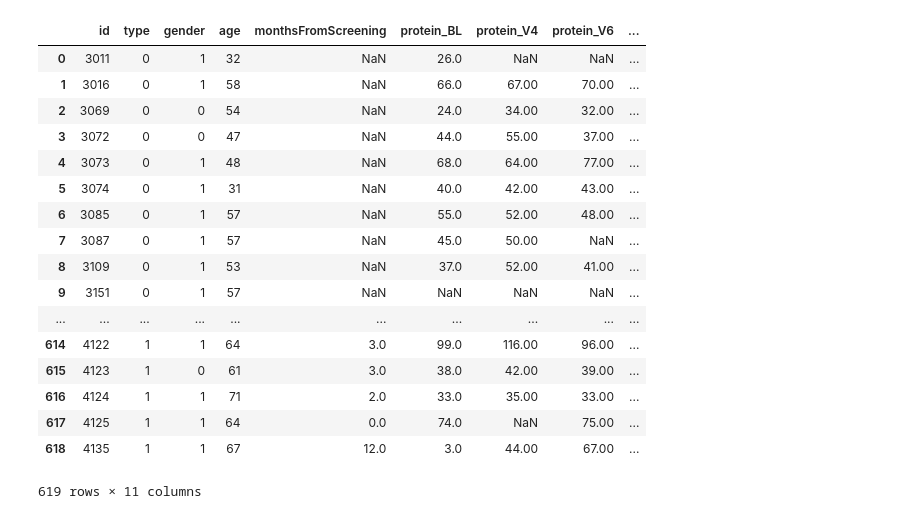
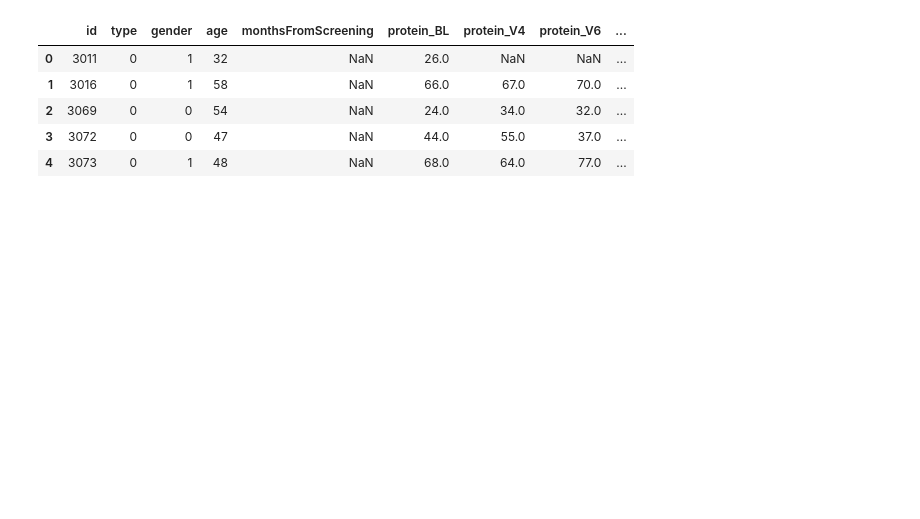
Before and after one commit to Rahul-Khanna/comp_gene, a Jupyter notebook: Regression_2.ipynb, the cells around one changed output. Cells and saved outputs as stored; diff of their text form; code cells hidden in the pictures; blank space fills up the shorter version.

```diff
--- a/Regression_2.ipynb
+++ b/Regression_2.ipynb
@@ -67,26 +52,14 @@ def standardize(x, mean, std):
 normalized_table.type = normalized_table.type.apply(make_binary)
 normalized_table.gender = normalized_table.gender.apply(make_binary)
 # %%
-normalized_table
+normalized_table.head()
 # %% [output]
 |  | id | type | gender | age | monthsFromScreening | protein_BL | protein_V4 | protein_V6 | ... |
 | 0 | 3011 | 0 | 1 | 32 | NaN | 26.0 | NaN | NaN | ... |
-| 1 | 3016 | 0 | 1 | 58 | NaN | 66.0 | 67.00 | 70.00 | ... |
-| 2 | 3069 | 0 | 0 | 54 | NaN | 24.0 | 34.00 | 32.00 | ... |
-| 3 | 3072 | 0 | 0 | 47 | NaN | 44.0 | 55.00 | 37.00 | ... |
-| 4 | 3073 | 0 | 1 | 48 | NaN | 68.0 | 64.00 | 77.00 | ... |
-| 5 | 3074 | 0 | 1 | 31 | NaN | 40.0 | 42.00 | 43.00 | ... |
-| 6 | 3085 | 0 | 1 | 57 | NaN | 55.0 | 52.00 | 48.00 | ... |
-| 7 | 3087 | 0 | 1 | 57 | NaN | 45.0 | 50.00 | NaN | ... |
-| 8 | 3109 | 0 | 1 | 53 | NaN | 37.0 | 52.00 | 41.00 | ... |
-| 9 | 3151 | 0 | 1 | 57 | NaN | NaN | NaN | NaN | ... |
-| ... | ... | ... | ... | ... | ... | ... | ... | ... | ... |
-| 614 | 4122 | 1 | 1 | 64 | 3.0 | 99.0 | 116.00 | 96.00 | ... |
-| 615 | 4123 | 1 | 0 | 61 | 3.0 | 38.0 | 42.00 | 39.00 | ... |
-| 616 | 4124 | 1 | 1 | 71 | 2.0 | 33.0 | 35.00 | 33.00 | ... |
-| 617 | 4125 | 1 | 1 | 64 | 0.0 | 74.0 | NaN | 75.00 | ... |
-| 618 | 4135 | 1 | 1 | 67 | 12.0 | 3.0 | 44.00 | 67.00 | ... |
+| 1 | 3016 | 0 | 1 | 58 | NaN | 66.0 | 67.0 | 70.0 | ... |
+| 2 | 3069 | 0 | 0 | 54 | NaN | 24.0 | 34.0 | 32.0 | ... |
+| 3 | 3072 | 0 | 0 | 47 | NaN | 44.0 | 55.0 | 37.0 | ... |
+| 4 | 3073 | 0 | 1 | 48 | NaN | 68.0 | 64.0 | 77.0 | ... |
-619 rows × 11 columns
 # %%
 age_mean = np.mean(table.age)
 age_std = np.std(table.age)
```
Also changed, not shown: parts of 4 cells of this notebook, 28 other files.
